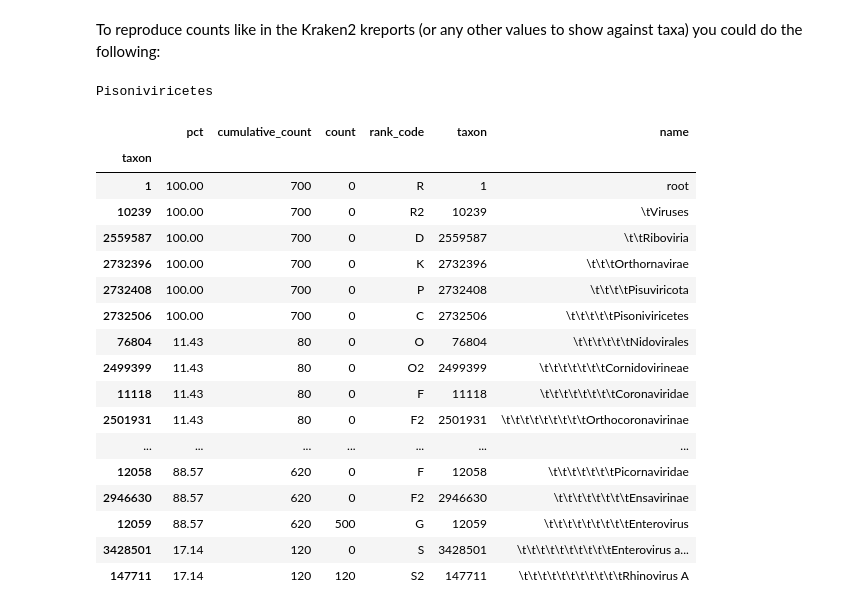
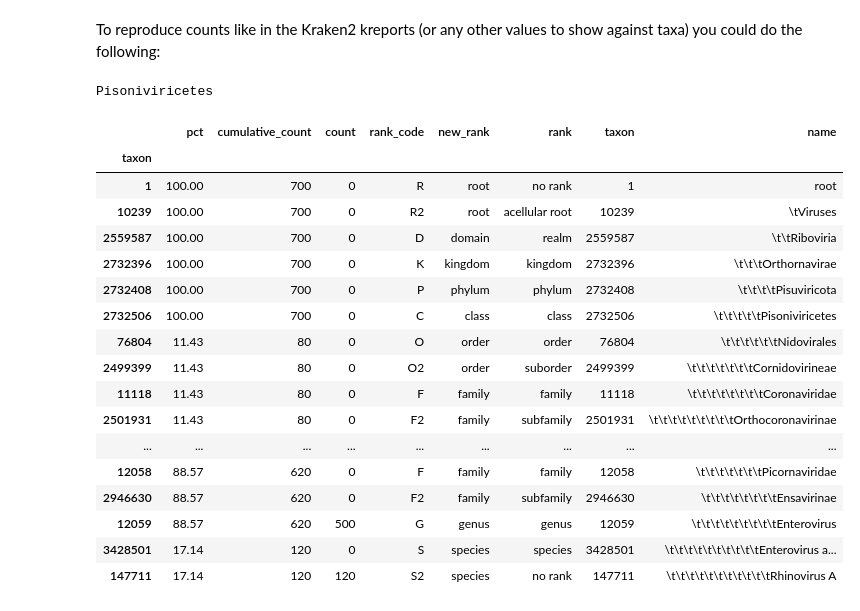
Before and after one commit to SwabSeq/taxutils, a Jupyter notebook: examples/example.ipynb, the cells around one changed output. Cells and saved outputs as stored; diff of their text form; code cells hidden in the pictures.

```diff
--- a/examples/example.ipynb
+++ b/examples/example.ipynb
@@ -7,6 +7,6 @@ If you haven't added the environment variable to your .bashrc/.zshrc so it loads
 # %% [markdown]
 Load the taxonomic utils object, queing the downloading sequence and data loading. The accessions to taxa map is quite large (there are a lot of accessions). A hash map is the fastest lookup, but loading the entirety of the database would clog our active memory. We can instead build a Sqlite db once, allowing us to get quick queries later on. This build takes about 10-20 minutes and consumes ~25gb of disk space, but subsequent lookups will be much more efficient for impatient users like myself. If we opt out of the db build (by default) we will search through the `nucl_gb.accession2taxid.gz` for the relevant accessions and build the unordered map once in memory. This is much slower, but can save you that disk space if needed.
 # %%
-tu = taxutils(low_memory=False)
+tu = taxutils(low_memory=False, rebuild=False)
 tu
 # %% [output]
@@ -252,49 +252,49 @@ To reproduce counts like in the Kraken2 kreports (or any other values to show ag
 # %%
 taxon_counts = {12059: 500, 147711: 120, 2697049: 80}
 
 tree = tu.format_tree(taxon_counts.keys())
-rank_code = dict(zip(tu.nodes["taxon"], tu.nodes["rank_code"]))
 
 cumulative = {taxon: 0 for taxon in tree.index}
-
 for taxon, count in taxon_counts.items():
-  for parent_taxon in tu.get_branch(taxon):
-      if parent_taxon in cumulative:
-          cumulative[parent_taxon] += count
+    for parent_taxon in tu.get_branch(taxon):
+        if parent_taxon in cumulative: cumulative[parent_taxon] += count
 
 total = sum(taxon_counts.values())
 
+ranks = tu.nodes.set_index("taxon")[["rank_code", "new_rank", "rank"]]
+
 df = tree.to_frame("name")
-df["pct"] = [round(100 * cumulative[taxon] / total, 2) if total else 0 for taxon in df.index]
-df["cumulative_count"] = [cumulative[taxon] for taxon in df.index]
-df["count"] = [taxon_counts.get(taxon, 0) for taxon in df.index]
-df["rank_code"] = [rank_code.get(taxon, "U") for taxon in df.index]
+df["pct"] = [round(100 * cumulative[t] / total, 2) if total else 0 for t in df.index]
+df["cumulative_count"] = [cumulative[t] for t in df.index]
+df["count"] = [taxon_counts.get(t, 0) for t in df.index]
+df = df.join(ranks).fillna({"rank_code": "U", "new_rank": "U", "rank": "U"})
 df["taxon"] = df.index
+df = df[["pct", "cumulative_count", "count", "rank_code", "new_rank", "rank", "taxon", "name"]]
 
-df = df[["pct", "cumulative_count", "count", "rank_code", "taxon", "name"]]
+df = df[["pct", "cumulative_count", "count", "rank_code", "new_rank", "rank", "taxon", "name"]]
 df.to_csv("eg.kreport", index=False)
 
 # check that the hierarchy was preserved correctly with the lca
 print(tu.names[tu.get_lca(147711, 2697049)])
 
 display(df)
 # %% [output]
 Pisoniviricetes
-|  | pct | cumulative_count | count | rank_code | taxon | name |
-| taxon |  |  |  |  |  |  |
-| 1 | 100.00 | 700 | 0 | R | 1 | root |
-| 10239 | 100.00 | 700 | 0 | R2 | 10239 | \tViruses |
-| 2559587 | 100.00 | 700 | 0 | D | 2559587 | \t\tRiboviria |
-| 2732396 | 100.00 | 700 | 0 | K | 2732396 | \t\t\tOrthornavirae |
-| 2732408 | 100.00 | 700 | 0 | P | 2732408 | \t\t\t\tPisuviricota |
-| 2732506 | 100.00 | 700 | 0 | C | 2732506 | \t\t\t\t\tPisoniviricetes |
-| 76804 | 11.43 | 80 | 0 | O | 76804 | \t\t\t\t\t\tNidovirales |
-| 2499399 | 11.43 | 80 | 0 | O2 | 2499399 | \t\t\t\t\t\t\tCornidovirineae |
-| 11118 | 11.43 | 80 | 0 | F | 11118 | \t\t\t\t\t\t\t\tCoronaviridae |
-| 2501931 | 11.43 | 80 | 0 | F2 | 2501931 | \t\t\t\t\t\t\t\t\tOrthocoronavirinae |
-| ... | ... | ... | ... | ... | ... | ... |
-| 12058 | 88.57 | 620 | 0 | F | 12058 | \t\t\t\t\t\t\tPicornaviridae |
-| 2946630 | 88.57 | 620 | 0 | F2 | 2946630 | \t\t\t\t\t\t\t\tEnsavirinae |
-| 12059 | 88.57 | 620 | 500 | G | 12059 | \t\t\t\t\t\t\t\t\tEnterovirus |
-| 3428501 | 17.14 | 120 | 0 | S | 3428501 | \t\t\t\t\t\t\t\t\t\tEnterovirus a... |
-| 147711 | 17.14 | 120 | 120 | S2 | 147711 | \t\t\t\t\t\t\t\t\t\t\tRhinovirus A |
+|  | pct | cumulative_count | count | rank_code | new_rank | rank | taxon | name |
+| taxon |  |  |  |  |  |  |  |  |
+| 1 | 100.00 | 700 | 0 | R | root | no rank | 1 | root |
+| 10239 | 100.00 | 700 | 0 | R2 | root | acellular root | 10239 | \tViruses |
+| 2559587 | 100.00 | 700 | 0 | D | domain | realm | 2559587 | \t\tRiboviria |
+| 2732396 | 100.00 | 700 | 0 | K | kingdom | kingdom | 2732396 | \t\t\tOrthornavirae |
+| 2732408 | 100.00 | 700 | 0 | P | phylum | phylum | 2732408 | \t\t\t\tPisuviricota |
+| 2732506 | 100.00 | 700 | 0 | C | class | class | 2732506 | \t\t\t\t\tPisoniviricetes |
+| 76804 | 11.43 | 80 | 0 | O | order | order | 76804 | \t\t\t\t\t\tNidovirales |
+| 2499399 | 11.43 | 80 | 0 | O2 | order | suborder | 2499399 | \t\t\t\t\t\t\tCornidovirineae |
+| 11118 | 11.43 | 80 | 0 | F | family | family | 11118 | \t\t\t\t\t\t\t\tCoronaviridae |
+| 2501931 | 11.43 | 80 | 0 | F2 | family | subfamily | 2501931 | \t\t\t\t\t\t\t\t\tOrthocoronavirinae |
+| ... | ... | ... | ... | ... | ... | ... | ... | ... |
+| 12058 | 88.57 | 620 | 0 | F | family | family | 12058 | \t\t\t\t\t\t\tPicornaviridae |
+| 2946630 | 88.57 | 620 | 0 | F2 | family | subfamily | 2946630 | \t\t\t\t\t\t\t\tEnsavirinae |
+| 12059 | 88.57 | 620 | 500 | G | genus | genus | 12059 | \t\t\t\t\t\t\t\t\tEnterovirus |
+| 3428501 | 17.14 | 120 | 0 | S | species | species | 3428501 | \t\t\t\t\t\t\t\t\t\tEnterovirus a... |
+| 147711 | 17.14 | 120 | 120 | S2 | species | no rank | 147711 | \t\t\t\t\t\t\t\t\t\t\tRhinovirus A |
```
Also changed, not shown: parts of 2 cells of this notebook, 2 other files.
